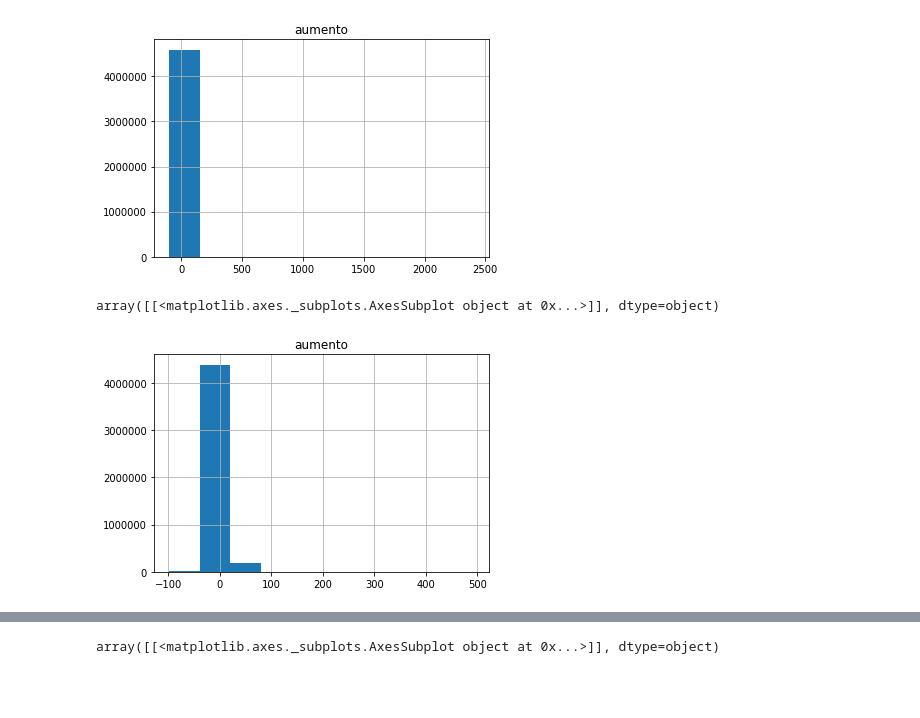
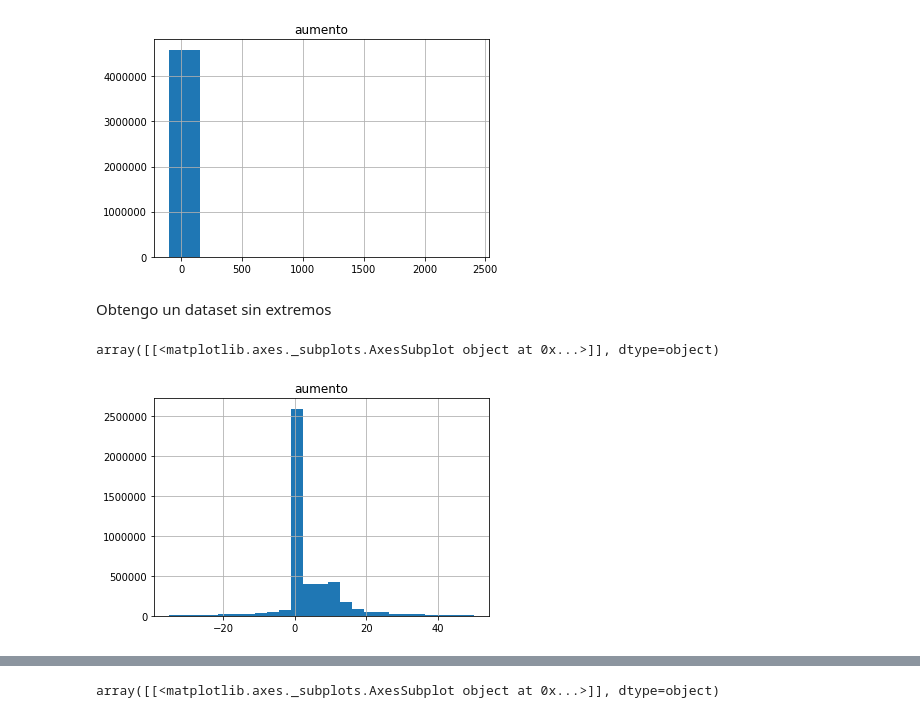
Before and after one commit to mgaitan/datasets_preciosclaros, a Jupyter notebook: preliminar.ipynb, the cells around one changed output, grey strips where cells are left out. Drawn from its saved outputs; the diff is of its cells as text; code cells hidden in the pictures; blank space fills up the shorter version.

```diff
--- a/preliminar.ipynb
+++ b/preliminar.ipynb
@@ -149,8 +152,11 @@ cruce.hist('aumento')
 # %% [output]
 array([[<matplotlib.axes._subplots.AxesSubplot object at 0x...>]], dtype=object)
 [figure]
+# %% [markdown]
+Obtengo un dataset sin extremos
 # %%
-cruce.loc[(cruce.aumento >= -500) & (cruce.aumento <= 500)].hist('aumento')
+cruce_sin_extremos = cruce.loc[(cruce.aumento >= -35) & (cruce.aumento <= 50)]
+cruce_sin_extremos.hist('aumento', bins=25)
 # %% [output]
 array([[<matplotlib.axes._subplots.AxesSubplot object at 0x...>]], dtype=object)
-[figure, old version]
+[figure, new version]
```
Also changed, not shown: parts of 51 cells of this notebook.
